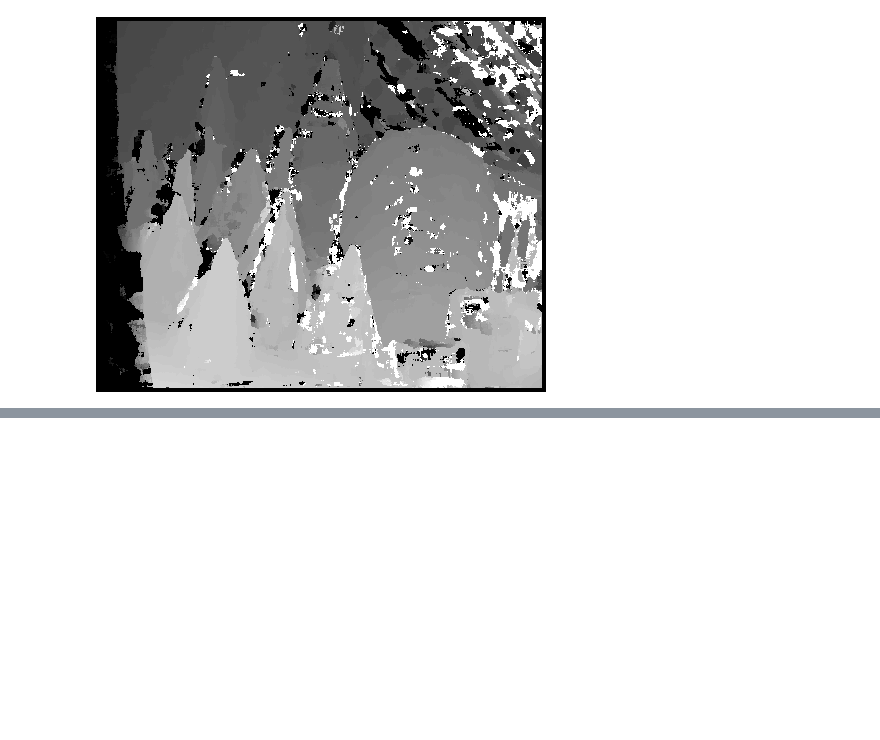
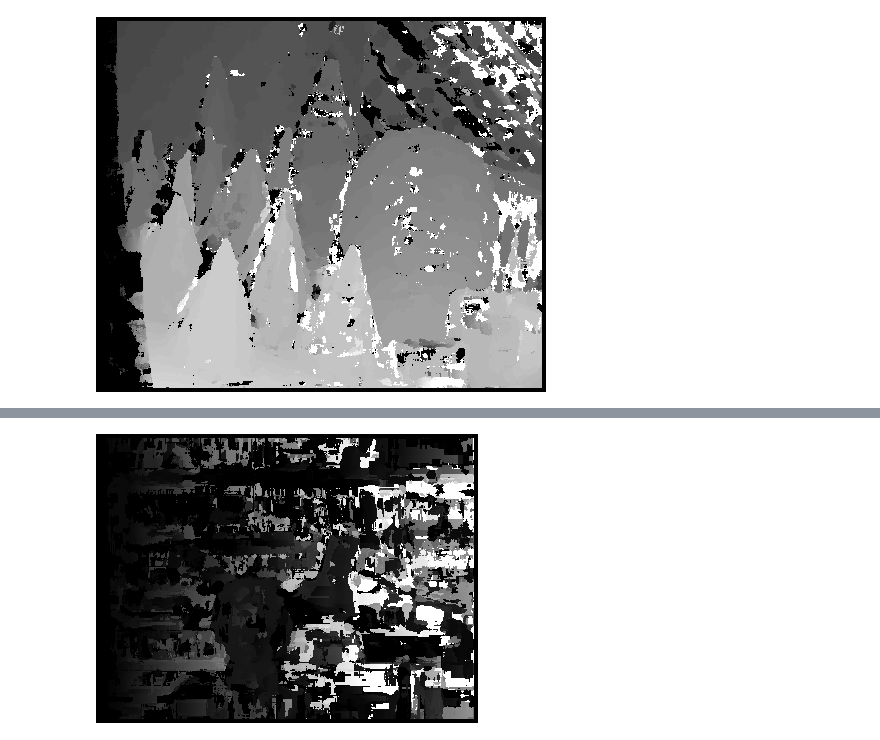
Before and after one commit to shehabKhamis/stereoVision, a Jupyter notebook: blockMatching.ipynb, the cells around one changed output, grey strips where cells are left out. Cells and saved outputs as stored; diff of their text form; code cells hidden in the pictures; blank space fills up the shorter version.

```diff
--- a/blockMatching.ipynb
+++ b/blockMatching.ipynb
@@ -98,0 +117,5 @@ cv2_imshow(outputSSD9*4)
+# %%
+secOutput9  = block_matching(img3,img4,9,"SAD")
+cv2_imshow(secOutput9)
+# %% [output]
+[figure, added]
```
Also changed, not shown: parts of 18 cells of this notebook.
